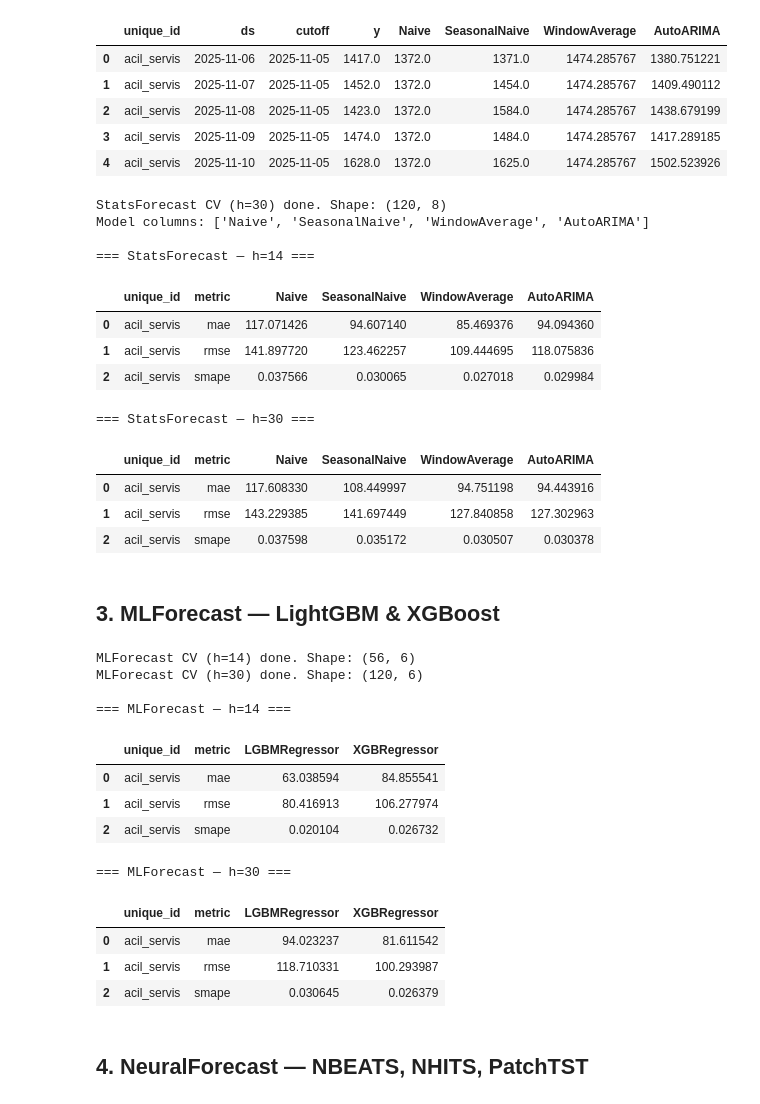
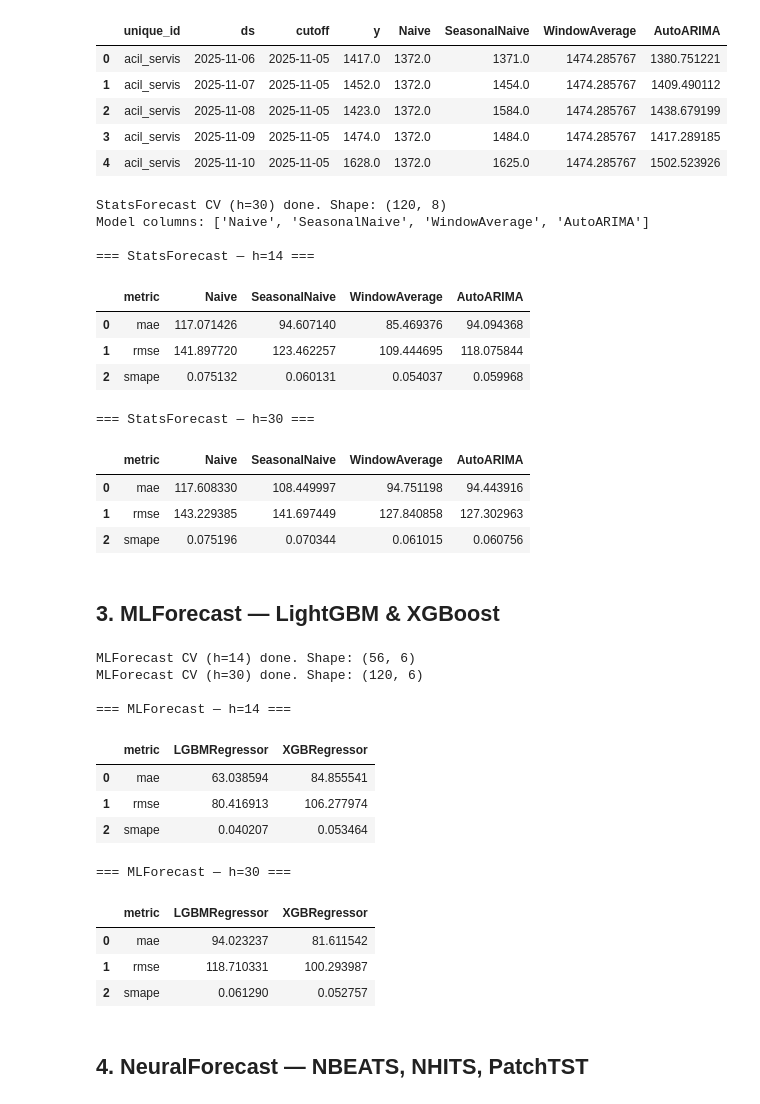
Before and after one commit to Eneskoser/patient_count_forecasting, a Jupyter notebook: forecasting.ipynb, the cells around one changed output. Drawn from its saved outputs; the diff is of its cells as text; code cells hidden in the pictures.

Commit message:
update the evaluation of smape

```diff
--- a/forecasting.ipynb
+++ b/forecasting.ipynb
@@ -60,6 +60,30 @@ plt.tight_layout()
 plt.show()
 # %% [output]
 [figure]
+# %%
+def evaluate_metrics(df):
+    metrics = []
+    model_cols = [
+        col
+        for col in df.columns
+        if col not in ["unique_id", "ds", "cutoff", "y"] and not col.endswith("_smape") and not col.endswith("_mape")
+    ]
+
+    # Calculate metrics for each model
+    for metric in ["mae", "rmse", "smape"]:
+        row = {"metric": metric}
+        for model in model_cols:
+            if metric == "mae":
+                value = (df[model] - df["y"]).abs().mean()
+            elif metric == "rmse":
+                value = ((df[model] - df["y"]) ** 2).mean() ** 0.5
+            elif metric == "smape":
+                smape = (abs(df[model] - df["y"]) / ((df["y"].abs() + df[model].abs()) / 2)).fillna(0)
+                value = smape.mean()
+            row[model] = value
+        metrics.append(row)
+
+    return pd.DataFrame(metrics)
 # %% [markdown]
 ## 2. StatsForecast — Naive, SeasonalNaive, WindowAverage, AutoARIMA
 # %%
@@ -94,35 +118,35 @@ StatsForecast CV (h=14) done. Shape: (56, 8)
 # %%
 # ---- Cross-validation (30-day horizon) ----
 sf_cv30 = sf.cross_validation(df=df, h=30, n_windows=CV_N_WINDOWS, step_size=STEP_SIZE)
 print("StatsForecast CV (h=30) done. Shape:", sf_cv30.shape)
 
 # Evaluate
 sf_model_cols = [m.__class__.__name__ for m in sf_models]
 # AutoARIMA column may appear as just 'AutoARIMA'
 sf_model_cols_actual = [c for c in sf_cv14.columns if c not in ["unique_id", "ds", "cutoff", "y"]]
 print("Model columns:", sf_model_cols_actual)
 
-sf_eval14 = evaluate(sf_cv14.drop(columns="cutoff"), metrics=[mae, rmse, smape])
-sf_eval30 = evaluate(sf_cv30.drop(columns="cutoff"), metrics=[mae, rmse, smape])
+sf_eval14 = evaluate_metrics(sf_cv14)
+sf_eval30 = evaluate_metrics(sf_cv30)
 
 print("\n=== StatsForecast — h=14 ===")
 display(sf_eval14)
 print("\n=== StatsForecast — h=30 ===")
 display(sf_eval30)
 # %% [output]
 StatsForecast CV (h=30) done. Shape: (120, 8)
 Model columns: ['Naive', 'SeasonalNaive', 'WindowAverage', 'AutoARIMA']
 
 === StatsForecast — h=14 ===
-|  | unique_id | metric | Naive | SeasonalNaive | WindowAverage | AutoARIMA |
-| 0 | acil_servis | mae | 117.071426 | 94.607140 | 85.469376 | 94.094360 |
-| 1 | acil_servis | rmse | 141.897720 | 123.462257 | 109.444695 | 118.075836 |
-| 2 | acil_servis | smape | 0.037566 | 0.030065 | 0.027018 | 0.029984 |
+|  | metric | Naive | SeasonalNaive | WindowAverage | AutoARIMA |
+| 0 | mae | 117.071426 | 94.607140 | 85.469376 | 94.094368 |
+| 1 | rmse | 141.897720 | 123.462257 | 109.444695 | 118.075844 |
+| 2 | smape | 0.075132 | 0.060131 | 0.054037 | 0.059968 |
 === StatsForecast — h=30 ===
-|  | unique_id | metric | Naive | SeasonalNaive | WindowAverage | AutoARIMA |
-| 0 | acil_servis | mae | 117.608330 | 108.449997 | 94.751198 | 94.443916 |
-| 1 | acil_servis | rmse | 143.229385 | 141.697449 | 127.840858 | 127.302963 |
-| 2 | acil_servis | smape | 0.037598 | 0.035172 | 0.030507 | 0.030378 |
+|  | metric | Naive | SeasonalNaive | WindowAverage | AutoARIMA |
+| 0 | mae | 117.608330 | 108.449997 | 94.751198 | 94.443916 |
+| 1 | rmse | 143.229385 | 141.697449 | 127.840858 | 127.302963 |
+| 2 | smape | 0.075196 | 0.070344 | 0.061015 | 0.060756 |
 # %% [markdown]
 ## 3. MLForecast — LightGBM & XGBoost
 # %%
@@ -175,8 +199,8 @@ print("MLForecast CV (h=14) done. Shape:", mlf_cv14.shape)
 mlf_cv30 = mlf.cross_validation(df=df, h=30, n_windows=CV_N_WINDOWS, static_features=[], step_size=STEP_SIZE)
 print("MLForecast CV (h=30) done. Shape:", mlf_cv30.shape)
 
-mlf_eval14 = evaluate(mlf_cv14.drop(columns="cutoff"), metrics=[mae, rmse, smape])
-mlf_eval30 = evaluate(mlf_cv30.drop(columns="cutoff"), metrics=[mae, rmse, smape])
+mlf_eval14 = evaluate_metrics(mlf_cv14)
+mlf_eval30 = evaluate_metrics(mlf_cv30)
 
 print("\n=== MLForecast — h=14 ===")
 display(mlf_eval14)
@@ -187,15 +211,15 @@ MLForecast CV (h=14) done. Shape: (56, 6)
 MLForecast CV (h=30) done. Shape: (120, 6)
 
 === MLForecast — h=14 ===
-|  | unique_id | metric | LGBMRegressor | XGBRegressor |
-| 0 | acil_servis | mae | 63.038594 | 84.855541 |
-| 1 | acil_servis | rmse | 80.416913 | 106.277974 |
-| 2 | acil_servis | smape | 0.020104 | 0.026732 |
+|  | metric | LGBMRegressor | XGBRegressor |
+| 0 | mae | 63.038594 | 84.855541 |
+| 1 | rmse | 80.416913 | 106.277974 |
+| 2 | smape | 0.040207 | 0.053464 |
 === MLForecast — h=30 ===
-|  | unique_id | metric | LGBMRegressor | XGBRegressor |
-| 0 | acil_servis | mae | 94.023237 | 81.611542 |
-| 1 | acil_servis | rmse | 118.710331 | 100.293987 |
-| 2 | acil_servis | smape | 0.030645 | 0.026379 |
+|  | metric | LGBMRegressor | XGBRegressor |
+| 0 | mae | 94.023237 | 81.611542 |
+| 1 | rmse | 118.710331 | 100.293987 |
+| 2 | smape | 0.061290 | 0.052757 |
 # %% [markdown]
 ## 4. NeuralForecast — NBEATS, NHITS, PatchTST
 # %%
```
Also changed, not shown: parts of 4 cells of this notebook.
